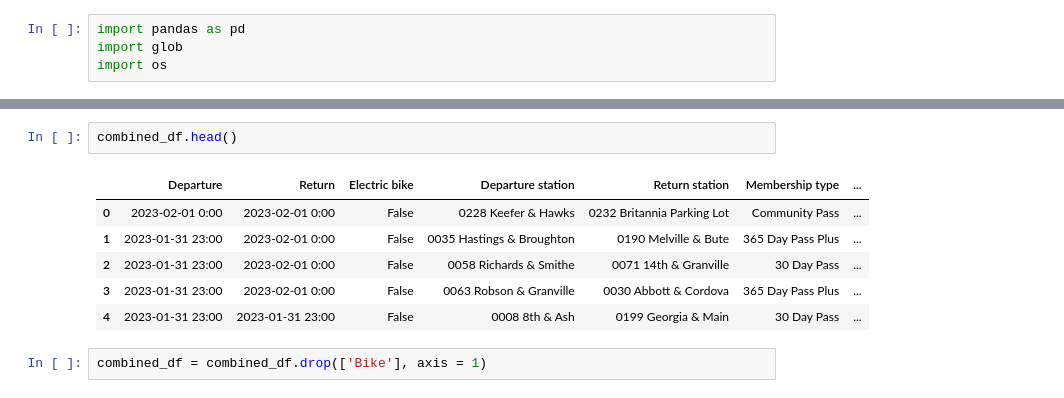
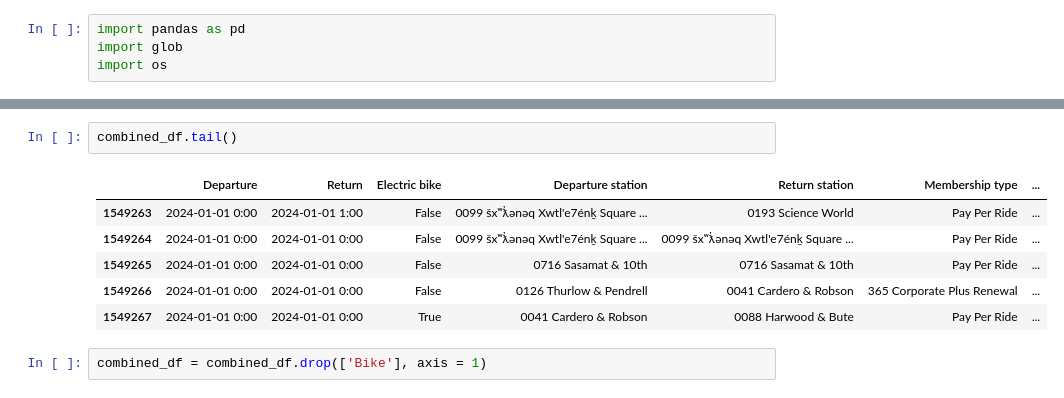
Before and after one commit to nccoutinho/CycleSync-Dashboard, a Jupyter notebook: bikeshare_dashboard/Untitled.ipynb, the cells around one changed output, grey strips where cells are left out. Saved outputs shown, nothing was run; the diff lists cells and outputs as text.

```diff
--- a/bikeshare_dashboard/Untitled.ipynb
+++ b/bikeshare_dashboard/Untitled.ipynb
@@ -31,12 +41,12 @@ Error decoding file Mobi_System_Data_2023-08.csv with encoding utf-8. Trying ano
 # %%
-combined_df.head()
+combined_df.tail()
 # %% [output]
 |  | Departure | Return | Electric bike | Departure station | Return station | Membership type | ... |
-| 0 | 2023-02-01 0:00 | 2023-02-01 0:00 | False | 0228 Keefer & Hawks | 0232 Britannia Parking Lot | Community Pass | ... |
-| 1 | 2023-01-31 23:00 | 2023-02-01 0:00 | False | 0035 Hastings & Broughton | 0190 Melville & Bute | 365 Day Pass Plus | ... |
-| 2 | 2023-01-31 23:00 | 2023-02-01 0:00 | False | 0058 Richards & Smithe | 0071 14th & Granville | 30 Day Pass | ... |
-| 3 | 2023-01-31 23:00 | 2023-02-01 0:00 | False | 0063 Robson & Granville | 0030 Abbott & Cordova | 365 Day Pass Plus | ... |
-| 4 | 2023-01-31 23:00 | 2023-01-31 23:00 | False | 0008 8th & Ash | 0199 Georgia & Main | 30 Day Pass | ... |
+| 1549263 | 2024-01-01 0:00 | 2024-01-01 1:00 | False | 0099 šxʷƛ̓ənəq Xwtl'e7énḵ Square ... | 0193 Science World | Pay Per Ride | ... |
+| 1549264 | 2024-01-01 0:00 | 2024-01-01 0:00 | False | 0099 šxʷƛ̓ənəq Xwtl'e7énḵ Square ... | 0099 šxʷƛ̓ənəq Xwtl'e7énḵ Square ... | Pay Per Ride | ... |
+| 1549265 | 2024-01-01 0:00 | 2024-01-01 0:00 | False | 0716 Sasamat & 10th | 0716 Sasamat & 10th | Pay Per Ride | ... |
+| 1549266 | 2024-01-01 0:00 | 2024-01-01 0:00 | False | 0126 Thurlow & Pendrell | 0041 Cardero & Robson | 365 Corporate Plus Renewal | ... |
+| 1549267 | 2024-01-01 0:00 | 2024-01-01 0:00 | True | 0041 Cardero & Robson | 0088 Harwood & Bute | Pay Per Ride | ... |
 # %%
 combined_df = combined_df.drop(['Bike'], axis = 1)
 # %%
```
Also changed, not shown: parts of 32 cells of this notebook, 1 other file.
